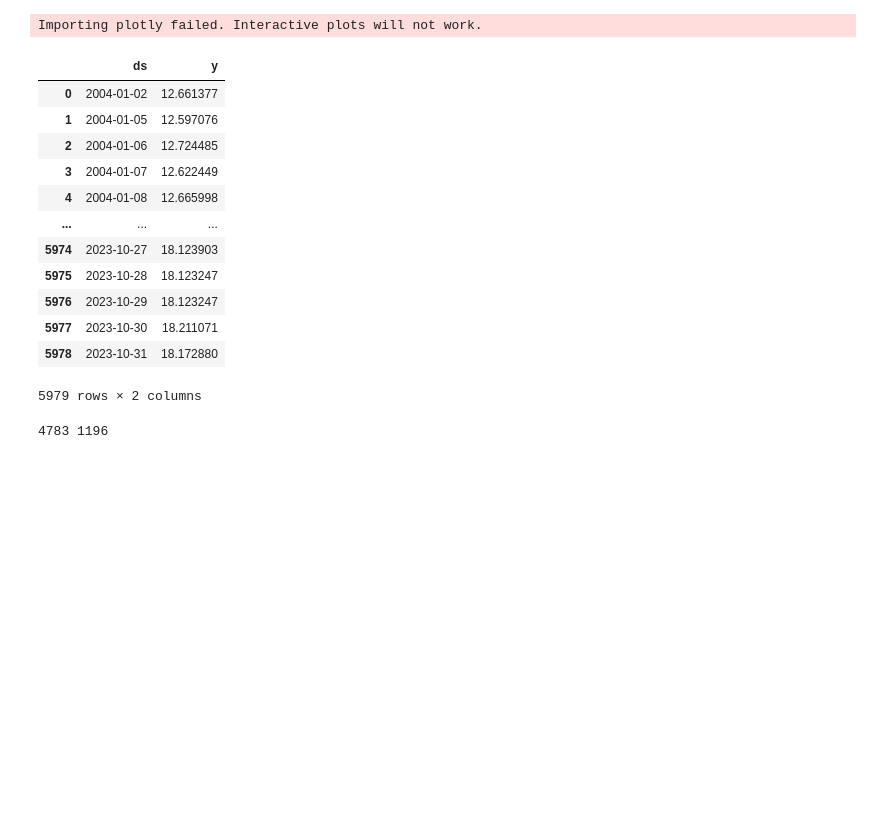
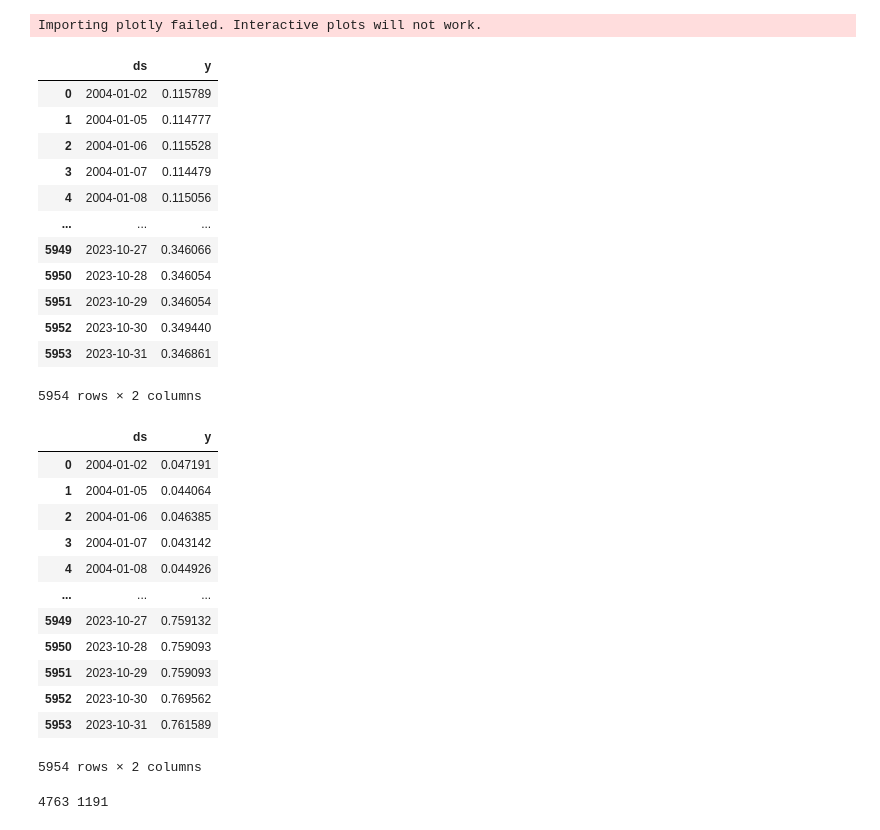
Before and after one commit to kurone02/currency-exchange-forecast, a Jupyter notebook: prophet.ipynb, the cells around one changed output. Cells and saved outputs as stored; diff of their text form; code cells hidden in the pictures; blank space fills up the shorter version.

```diff
--- a/prophet.ipynb
+++ b/prophet.ipynb
@@ -10,21 +10,39 @@ from sklearn.metrics import mean_squared_error
 # %% [output]
 Importing plotly failed. Interactive plots will not work.
 # %%
-data = pd.read_csv("preprocessed-data/krwvnd.csv")
+data = pd.read_csv("preprocessed-data/krwkzt.csv")
 data.rename(columns={'Date': 'ds', 'Close':'y'}, inplace=True)
 data["ds"] = pd.to_datetime(data["ds"])
 data
 # %% [output]
 |  | ds | y |
-| 0 | 2004-01-02 | 12.661377 |
-| 1 | 2004-01-05 | 12.597076 |
-| 2 | 2004-01-06 | 12.724485 |
-| 3 | 2004-01-07 | 12.622449 |
-| 4 | 2004-01-08 | 12.665998 |
+| 0 | 2004-01-02 | 0.115789 |
+| 1 | 2004-01-05 | 0.114777 |
+| 2 | 2004-01-06 | 0.115528 |
+| 3 | 2004-01-07 | 0.114479 |
+| 4 | 2004-01-08 | 0.115056 |
 | ... | ... | ... |
-| 5974 | 2023-10-27 | 18.123903 |
-| 5975 | 2023-10-28 | 18.123247 |
-| 5976 | 2023-10-29 | 18.123247 |
-| 5977 | 2023-10-30 | 18.211071 |
-| 5978 | 2023-10-31 | 18.172880 |
+| 5949 | 2023-10-27 | 0.346066 |
+| 5950 | 2023-10-28 | 0.346054 |
+| 5951 | 2023-10-29 | 0.346054 |
+| 5952 | 2023-10-30 | 0.349440 |
+| 5953 | 2023-10-31 | 0.346861 |
-5979 rows × 2 columns
+5954 rows × 2 columns
+# %%
+scaler = MinMaxScaler(feature_range=(0, 1))
+data[['y']] = scaler.fit_transform(data[['y']])
+data
+# %% [output]
+|  | ds | y |
+| 0 | 2004-01-02 | 0.047191 |
+| 1 | 2004-01-05 | 0.044064 |
+| 2 | 2004-01-06 | 0.046385 |
+| 3 | 2004-01-07 | 0.043142 |
+| 4 | 2004-01-08 | 0.044926 |
+| ... | ... | ... |
+| 5949 | 2023-10-27 | 0.759132 |
+| 5950 | 2023-10-28 | 0.759093 |
+| 5951 | 2023-10-29 | 0.759093 |
+| 5952 | 2023-10-30 | 0.769562 |
+| 5953 | 2023-10-31 | 0.761589 |
+5954 rows × 2 columns
@@ -34,4 +57,4 @@ test_size = len(data) - train_size
 train, test = data.iloc[0:train_size], data.iloc[train_size:len(data)]
 print(len(train), len(test))
 # %% [output]
-4783 1196
+4763 1191
```
Also changed, not shown: parts of 30 cells of this notebook, 9 other files.
